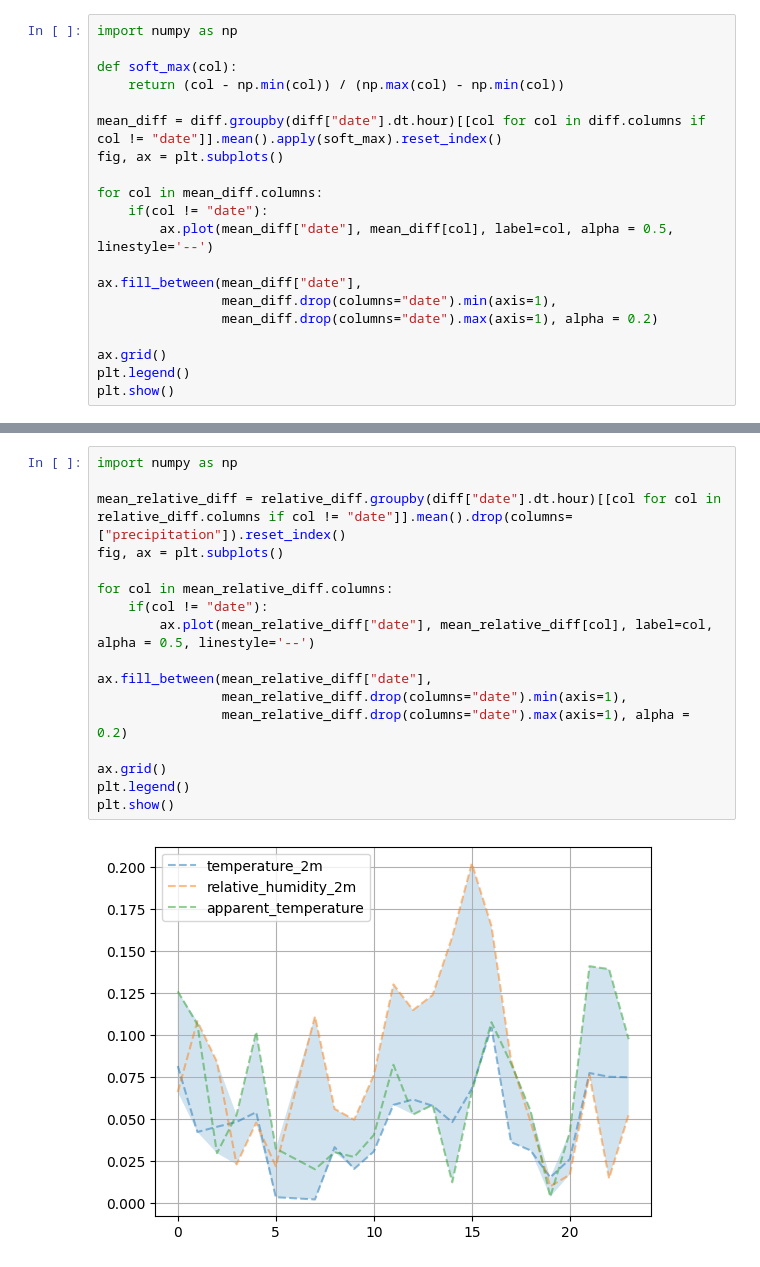
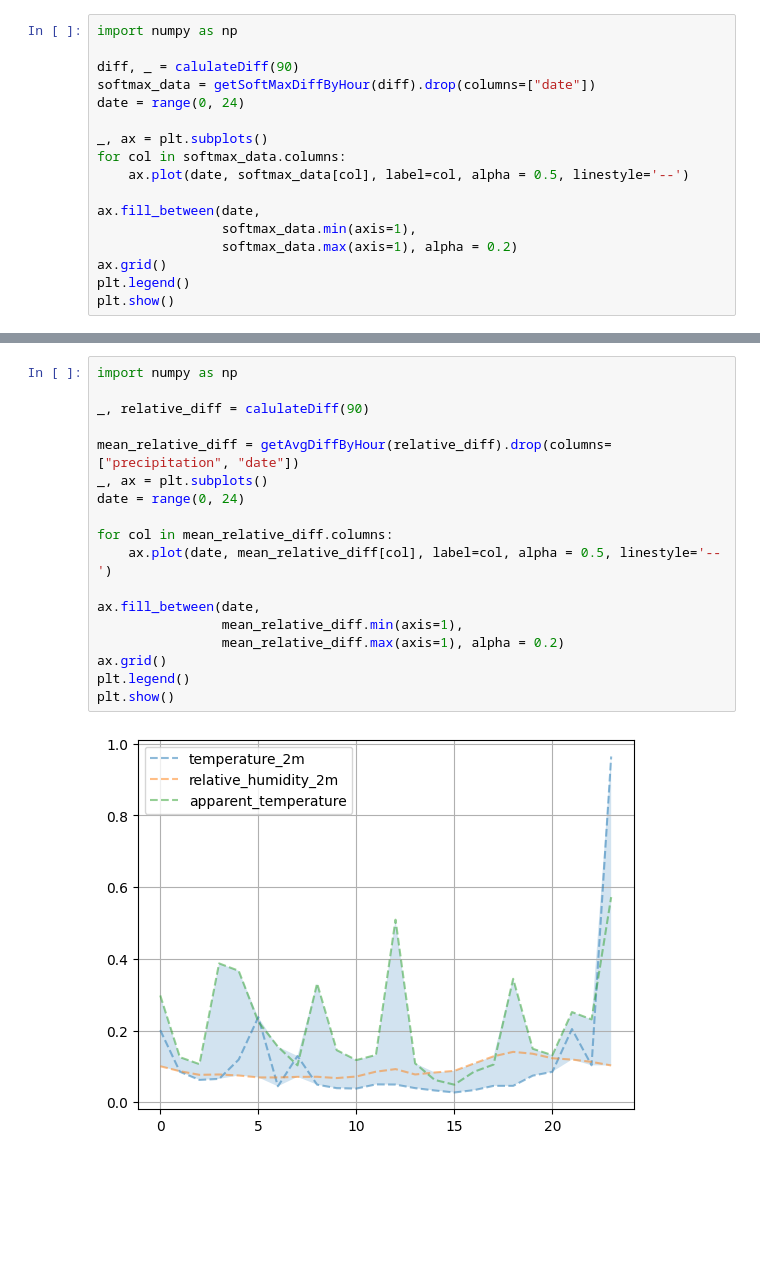
Before and after one commit to adamowski137/WeatherStatistics, a Jupyter notebook: Server/forecats.ipynb, the cells around one changed output, grey strips where cells are left out. Cells and saved outputs as stored; diff of their text form; blank space fills up the shorter version.

```diff
--- a/Server/forecats.ipynb
+++ b/Server/forecats.ipynb
@@ -198,20 +151,17 @@ plt.show()
 # %%
 import numpy as np
 
-def soft_max(col):
-    return (col - np.min(col)) / (np.max(col) - np.min(col))
+diff, _ = calulateDiff(90)
+softmax_data = getSoftMaxDiffByHour(diff).drop(columns=["date"])
+date = range(0, 24)
 
-mean_diff = diff.groupby(diff["date"].dt.hour)[[col for col in diff.columns if col != "date"]].mean().apply(soft_max).reset_index()
-fig, ax = plt.subplots()
+_, ax = plt.subplots()
+for col in softmax_data.columns:
+    ax.plot(date, softmax_data[col], label=col, alpha = 0.5, linestyle='--')
 
-for col in mean_diff.columns:
-    if(col != "date"):
-        ax.plot(mean_diff["date"], mean_diff[col], label=col, alpha = 0.5, linestyle='--')
-
-ax.fill_between(mean_diff["date"],
-                mean_diff.drop(columns="date").min(axis=1),
-                mean_diff.drop(columns="date").max(axis=1), alpha = 0.2)
-
+ax.fill_between(date,
+                softmax_data.min(axis=1),
+                softmax_data.max(axis=1), alpha = 0.2)
 ax.grid()
 plt.legend()
 plt.show()
@@ -220,19 +170,20 @@ plt.show()
 # %%
 import numpy as np
 
-mean_relative_diff = relative_diff.groupby(diff["date"].dt.hour)[[col for col in relative_diff.columns if col != "date"]].mean().drop(columns=["precipitation"]).reset_index()
-fig, ax = plt.subplots()
+_, relative_diff = calulateDiff(90)
+
+mean_relative_diff = getAvgDiffByHour(relative_diff).drop(columns=["precipitation", "date"])
+_, ax = plt.subplots()
+date = range(0, 24)
 
 for col in mean_relative_diff.columns:
-    if(col != "date"):
-        ax.plot(mean_relative_diff["date"], mean_relative_diff[col], label=col, alpha = 0.5, linestyle='--')
+    ax.plot(date, mean_relative_diff[col], label=col, alpha = 0.5, linestyle='--')
 
-ax.fill_between(mean_relative_diff["date"],
-                mean_relative_diff.drop(columns="date").min(axis=1),
-                mean_relative_diff.drop(columns="date").max(axis=1), alpha = 0.2)
-
+ax.fill_between(date,
+                mean_relative_diff.min(axis=1),
+                mean_relative_diff.max(axis=1), alpha = 0.2)
 ax.grid()
 plt.legend()
 plt.show()
 # %% [output]
-[figure, old version]
+[figure, new version]
```
Also changed, not shown: parts of 10 cells of this notebook, 2 other files.
